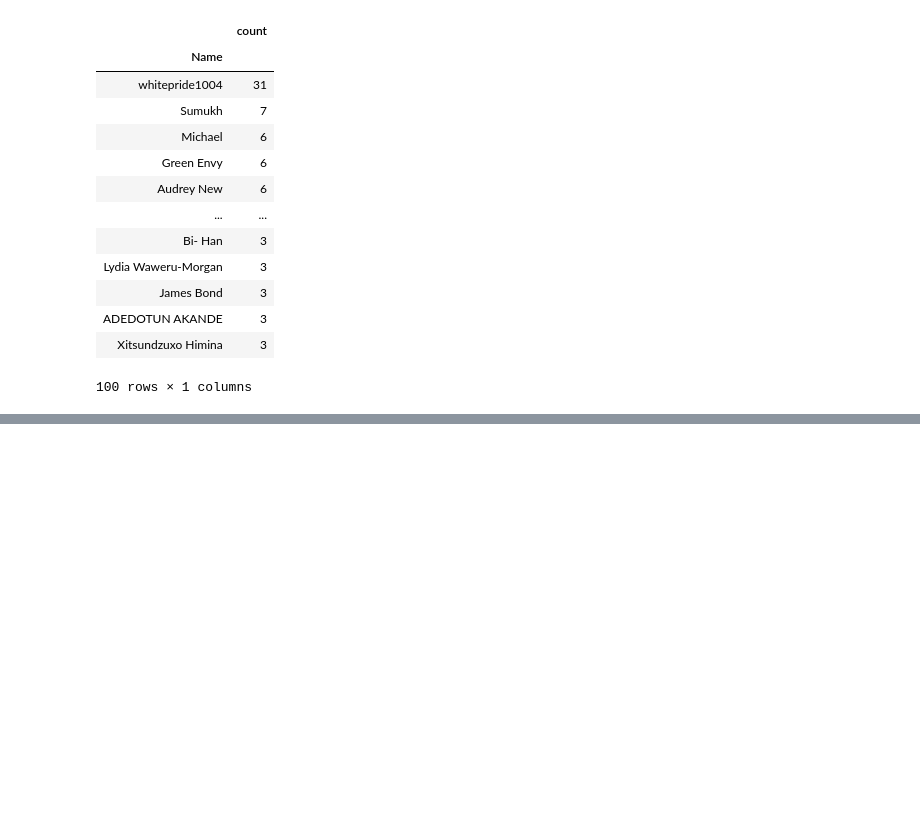
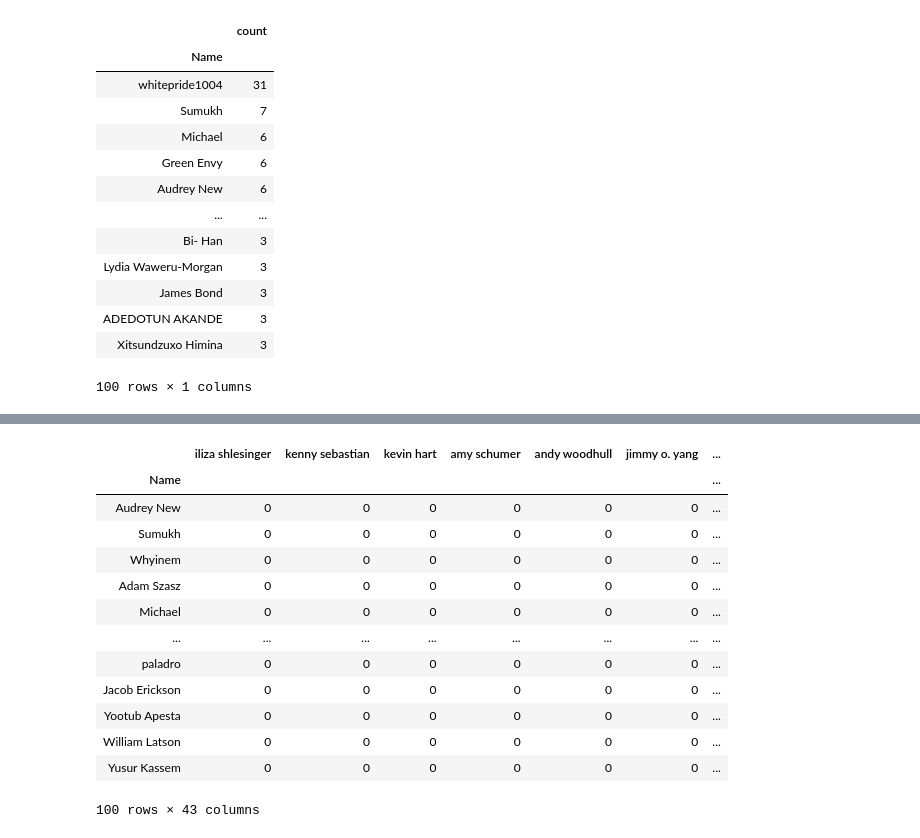
Before and after one commit to k11tqa25/nlp_based_recommender, a Jupyter notebook: User Overlap.ipynb, the cells around one changed output, grey strips where cells are left out. Saved outputs shown, nothing was run; the diff lists cells and outputs as text; code cells hidden in the pictures; blank space fills up the shorter version.

Commit message:
Add user-comment matrix

```diff
--- a/User Overlap.ipynb
+++ b/User Overlap.ipynb
@@ -201,0 +266,4 @@ df_name.head(100)
+# %%
+df_clean = df[['Name', 'Comedians']]
+df_clean['Comedians'] = df_clean.Comedians.apply(lambda x: x.lower().strip())
+df_clean
@@ -201,0 +309,3 @@ df_name.head(100)
+# %%
+df_clean['duplicate'] = df_clean.duplicated()
+df_clean = df_clean[~df_clean['duplicate']]
@@ -201,0 +339,4 @@ df_name.head(100)
+# %%
+# Select the top 100 users
+users = df_clean.groupby('Name').count().sort_values(by='Comedians', ascending=False).head(100).index
+users
@@ -201,0 +361,20 @@ df_name.head(100)
+# %%
+unique_comedians = list(set(df_clean.Comedians))
+# %%
+df_ucm = pd.DataFrame(0, index=users, columns=unique_comedians)
+df_ucm
+# %% [output]
+|  | iliza shlesinger | kenny sebastian | kevin hart | amy schumer | andy woodhull | jimmy o. yang | ... |
+| Name |  |  |  |  |  |  | ... |
+| Audrey New | 0 | 0 | 0 | 0 | 0 | 0 | ... |
+| Sumukh | 0 | 0 | 0 | 0 | 0 | 0 | ... |
+| Whyinem | 0 | 0 | 0 | 0 | 0 | 0 | ... |
+| Adam Szasz | 0 | 0 | 0 | 0 | 0 | 0 | ... |
+| Michael | 0 | 0 | 0 | 0 | 0 | 0 | ... |
+| ... | ... | ... | ... | ... | ... | ... | ... |
+| paladro | 0 | 0 | 0 | 0 | 0 | 0 | ... |
+| Jacob Erickson | 0 | 0 | 0 | 0 | 0 | 0 | ... |
+| Yootub Apesta | 0 | 0 | 0 | 0 | 0 | 0 | ... |
+| William Latson | 0 | 0 | 0 | 0 | 0 | 0 | ... |
+| Yusur Kassem | 0 | 0 | 0 | 0 | 0 | 0 | ... |
+100 rows × 43 columns
```
Also changed, not shown: parts of 17 cells of this notebook, 5 other files.
